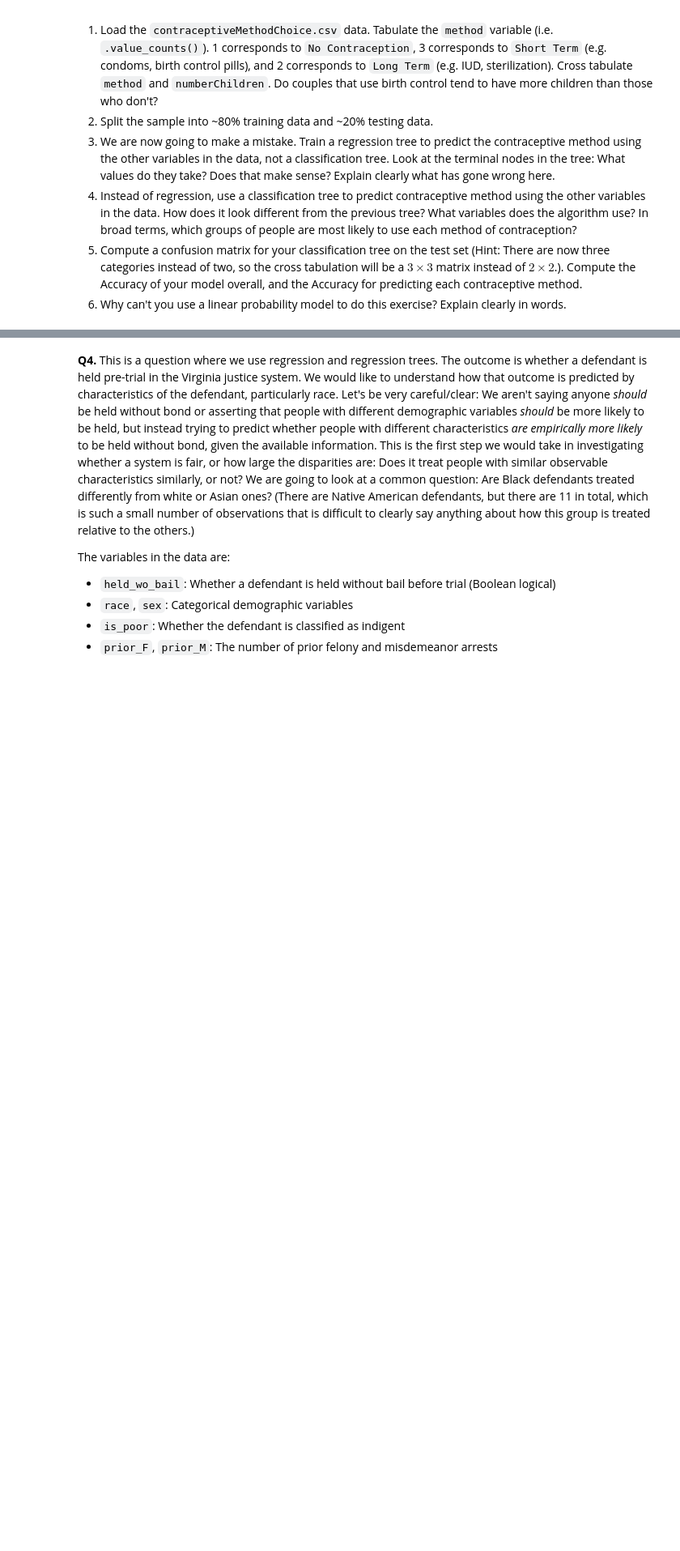
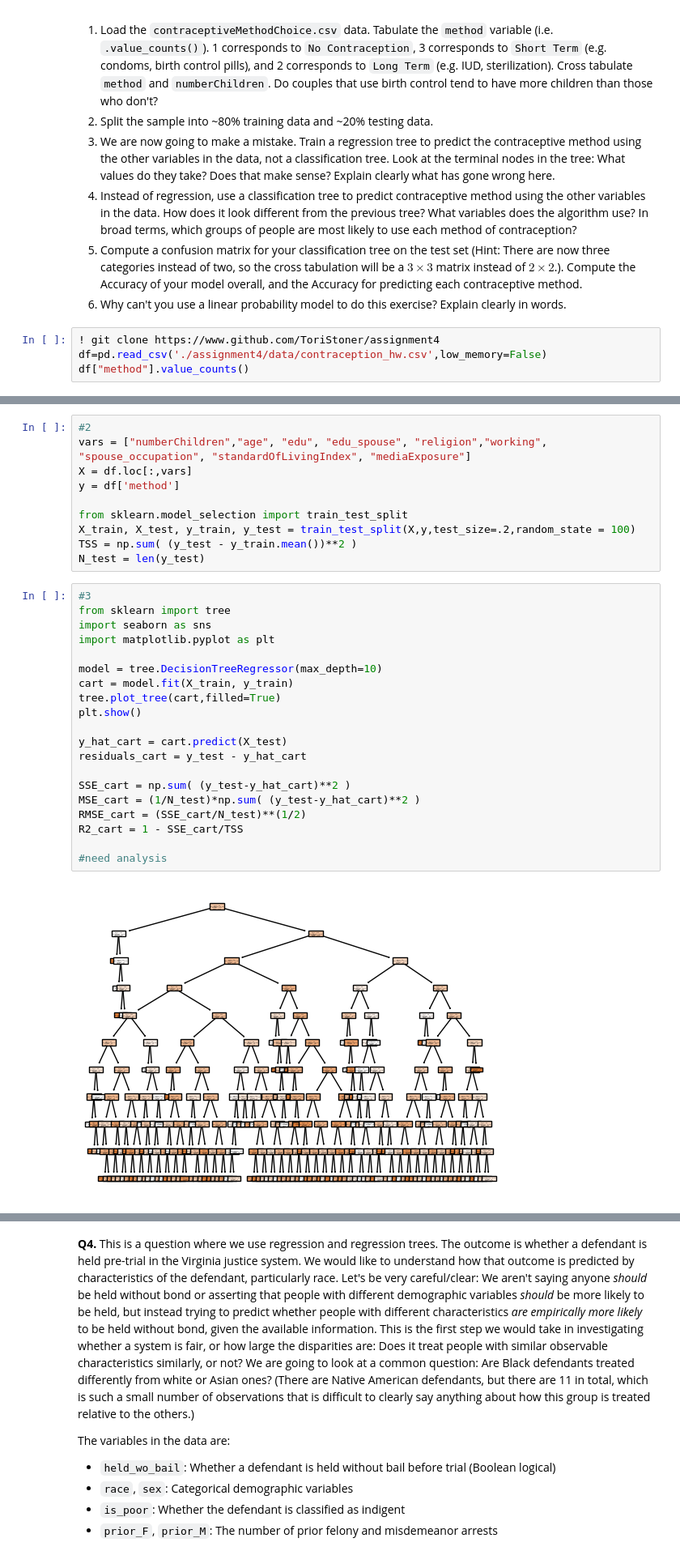
Before and after one commit to ToriStoner/assignment4, a Jupyter notebook: assignment4.ipynb, the cells around one changed output, grey strips where cells are left out. Shown at 81% size. Drawn from its saved outputs; the diff is of its cells as text; blank space fills up the shorter version.

```diff
--- a/assignment4.ipynb
+++ b/assignment4.ipynb
@@ -195,3 +208,7 @@ X.head()
   4. Instead of regression, use a classification tree to predict contraceptive method using the other variables in the data. How does it look different from the previous tree? What variables does the algorithm use? In broad terms, which groups of people are most likely to use each method of contraception?
   5. Compute a confusion matrix for your classification tree on the test set (Hint: There are now three categories instead of two, so the cross tabulation will be a $3 \times 3$ matrix instead of $2 \times 2$.). Compute the Accuracy of your model overall, and the Accuracy for predicting each contraceptive method.
   7. Why can't you use a linear probability model to do this exercise? Explain clearly in words.
+# %%
+! git clone https://www.github.com/ToriStoner/assignment4
+df=pd.read_csv('./assignment4/data/contraception_hw.csv',low_memory=False)
+df["method"].value_counts()
@@ -197,0 +232,32 @@ X.head()
+# %%
+#2
+vars = ["numberChildren","age", "edu", "edu_spouse", "religion","working", "spouse_occupation", "standardOfLivingIndex", "mediaExposure"]
+X = df.loc[:,vars]
+y = df['method']
+
+from sklearn.model_selection import train_test_split
+X_train, X_test, y_train, y_test = train_test_split(X,y,test_size=.2,random_state = 100)
+TSS = np.sum( (y_test - y_train.mean())**2 )
+N_test = len(y_test)
+# %%
+#3
+from sklearn import tree
+import seaborn as sns
+import matplotlib.pyplot as plt
+
+model = tree.DecisionTreeRegressor(max_depth=10)
+cart = model.fit(X_train, y_train)
+tree.plot_tree(cart,filled=True)
+plt.show()
+
+y_hat_cart = cart.predict(X_test)
+residuals_cart = y_test - y_hat_cart
+
+SSE_cart = np.sum( (y_test-y_hat_cart)**2 )
+MSE_cart = (1/N_test)*np.sum( (y_test-y_hat_cart)**2 )
+RMSE_cart = (SSE_cart/N_test)**(1/2)
+R2_cart = 1 - SSE_cart/TSS
+
+#need analysis
+# %% [output]
+[figure, added]
```
Also changed, not shown: parts of 5 cells of this notebook.
